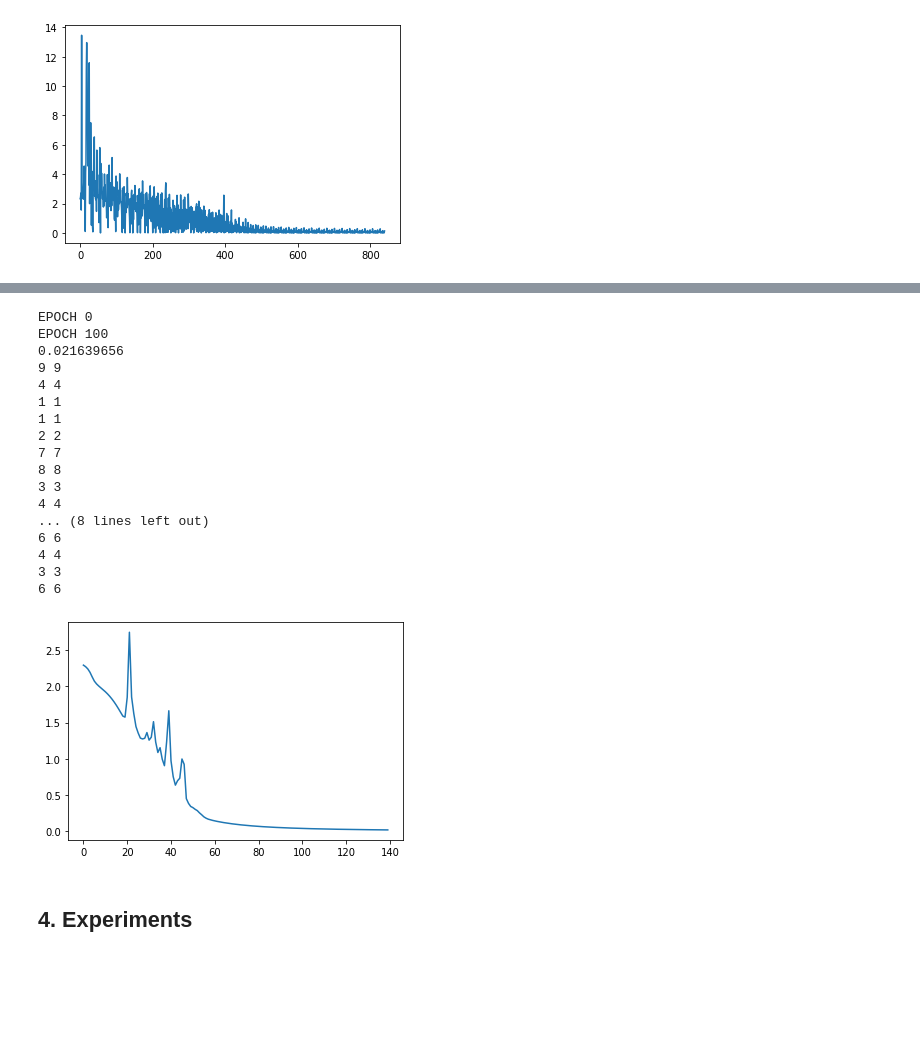
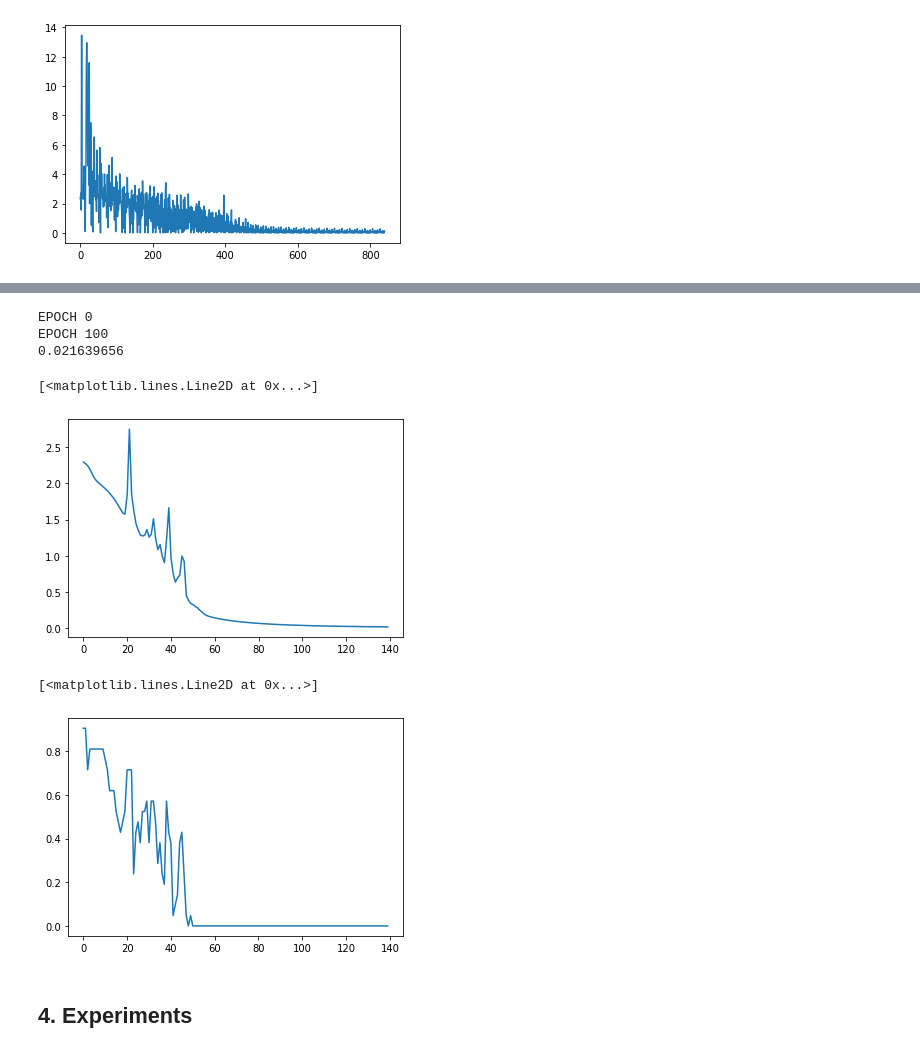
Before and after one commit to AleksandrPanov/dl-unn.github.io, a Jupyter notebook: my_homework/task2/lab2.ipynb, the cells around one changed output, grey strips where cells are left out. Cells and saved outputs as stored; diff of their text form; code cells hidden in the pictures; blank space fills up the shorter version.

```diff
--- a/my_homework/task2/lab2.ipynb
+++ b/my_homework/task2/lab2.ipynb
@@ -274,31 +286,23 @@ l2 = FullConnected(*initW(192, num_classes))
 softmax = SoftMax(num_classes, batch)
 
 net = Net([l1, leakyReLU, l2, softmax],num_classes,batch)
-loss = net.fit(x, labels, epoch)
+loss, error = net.fit(x, labels, epoch)
 print(loss[-1])
 plt.plot(loss)
-for i in range(len(x)):
-    calc_class = net.get_class(x[i])
-    print(labels[i], calc_class)
+#for i in range(len(x)):
+#    calc_class = net.get_class(x[i])
+#    print(labels[i], calc_class)
 # %% [output]
 EPOCH 0
 EPOCH 100
 0.021639656
-9 9
-4 4
-1 1
-1 1
-2 2
-7 7
-8 8
-3 3
-4 4
-... (8 lines left out)
-6 6
-4 4
-3 3
-6 6
+[<matplotlib.lines.Line2D at 0x...>]
 [figure]
+# %%
+plt.plot(error)
+# %% [output]
+[<matplotlib.lines.Line2D at 0x...>]
+[figure, added]
 # %% [markdown]
 ## 4. Experiments
 # %%
```
Also changed, not shown: parts of 18 cells of this notebook.
